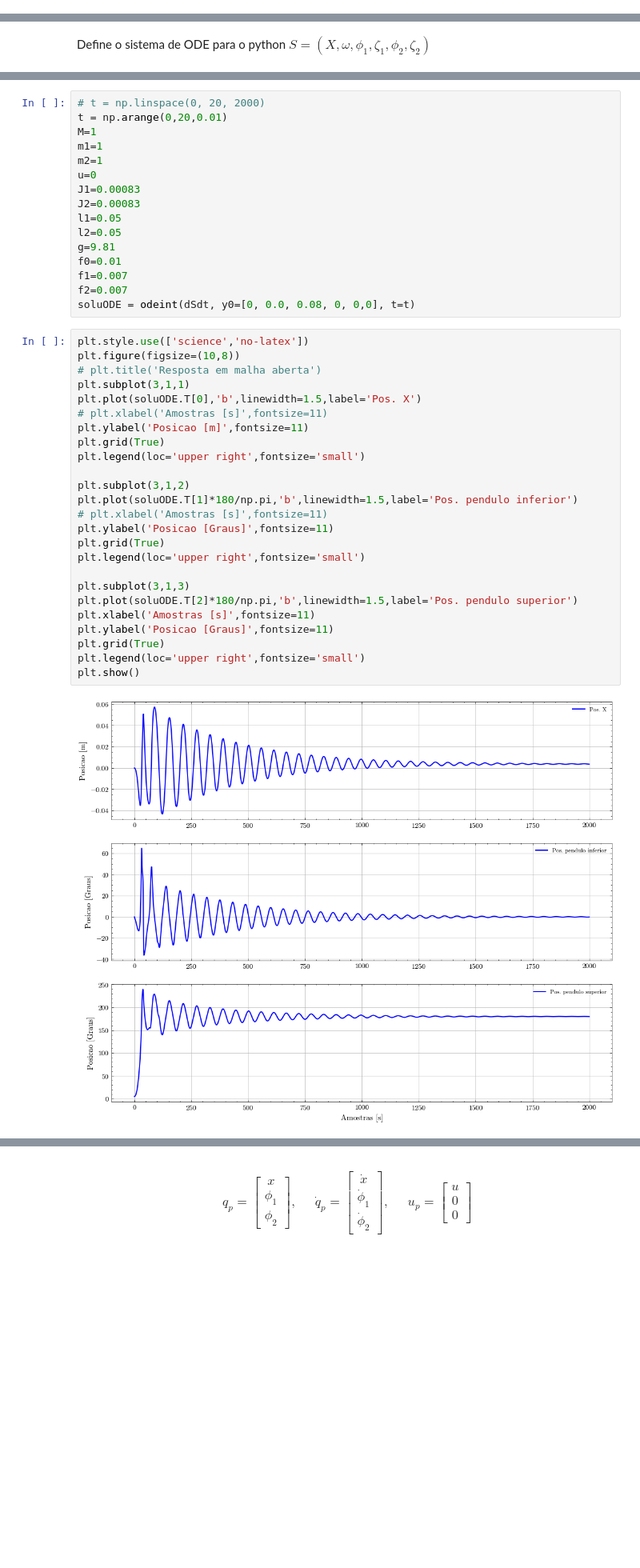
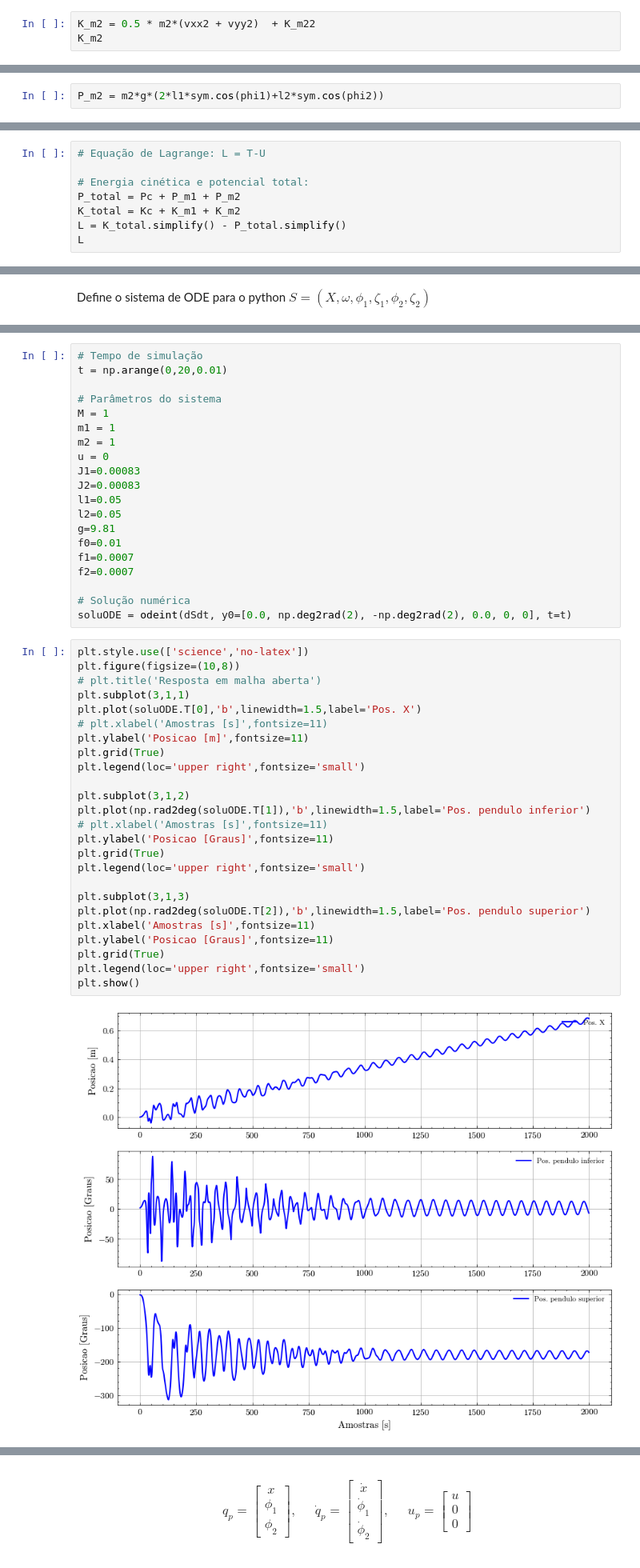
Before and after one commit to thebrendonbarbosa/Projeto_TCC_DPI_Thalyson, a Jupyter notebook: scripts/modelagem_sistema_duplo_pêndulo.ipynb, the cells around one changed output, grey strips where cells are left out. Shown at 80% size. Drawn from its saved outputs; the diff is of its cells as text; blank space fills up the shorter version.

```diff
--- a/scripts/modelagem_sistema_duplo_pêndulo.ipynb
+++ b/scripts/modelagem_sistema_duplo_pêndulo.ipynb
@@ -78,0 +131,3 @@ $\displaystyle 0.5 J_{2} \left(\frac{d}{d t} \phi_{2}{\left(t \right)}\right)^{2
+# %%
+K_m2 = 0.5 * m2*(vxx2 + vyy2)  + K_m22
+K_m2
@@ -78,0 +136,2 @@ $\displaystyle 0.5 J_{2} \left(\frac{d}{d t} \phi_{2}{\left(t \right)}\right)^{2
+# %%
+P_m2 = m2*g*(2*l1*sym.cos(phi1)+l2*sym.cos(phi2))
@@ -78,0 +145,8 @@ $\displaystyle 0.5 J_{2} \left(\frac{d}{d t} \phi_{2}{\left(t \right)}\right)^{2
+# %%
+# Equação de Lagrange: L = T-U
+
+# Energia cinética e potencial total:
+P_total = Pc + P_m1 + P_m2
+K_total = Kc + K_m1 + K_m2
+L = K_total.simplify() - P_total.simplify()
+L
@@ -150,45 +258,49 @@ def dSdt(S, t):
         dz2dt_f(t, M, m1, m2, g, J1, J2, l1, l2, f0, f1, f2, u, x, phi1, phi2, o1, z1, z2),
     ]
 # %%
-# t = np.linspace(0, 20, 2000)
+# Tempo de simulação
 t = np.arange(0,20,0.01)
-M=1
-m1=1
-m2=1
-u=0
+
+# Parâmetros do sistema
+M = 1
+m1 = 1
+m2 = 1
+u = 0
 J1=0.00083
 J2=0.00083
 l1=0.05
 l2=0.05
 g=9.81
 f0=0.01
-f1=0.007
-f2=0.007
-soluODE = odeint(dSdt, y0=[0, 0.0, 0.08, 0, 0,0], t=t)
+f1=0.0007
+f2=0.0007
+
+# Solução numérica
+soluODE = odeint(dSdt, y0=[0.0, np.deg2rad(2), -np.deg2rad(2), 0.0, 0, 0], t=t)
 # %%
 plt.style.use(['science','no-latex'])
 plt.figure(figsize=(10,8))
 # plt.title('Resposta em malha aberta')
 plt.subplot(3,1,1)
 plt.plot(soluODE.T[0],'b',linewidth=1.5,label='Pos. X')
 # plt.xlabel('Amostras [s]',fontsize=11)
 plt.ylabel('Posicao [m]',fontsize=11)
 plt.grid(True)
 plt.legend(loc='upper right',fontsize='small')
 
 plt.subplot(3,1,2)
-plt.plot(soluODE.T[1]*180/np.pi,'b',linewidth=1.5,label='Pos. pendulo inferior')
+plt.plot(np.rad2deg(soluODE.T[1]),'b',linewidth=1.5,label='Pos. pendulo inferior')
 # plt.xlabel('Amostras [s]',fontsize=11)
 plt.ylabel('Posicao [Graus]',fontsize=11)
 plt.grid(True)
 plt.legend(loc='upper right',fontsize='small')
 
 plt.subplot(3,1,3)
-plt.plot(soluODE.T[2]*180/np.pi,'b',linewidth=1.5,label='Pos. pendulo superior')
+plt.plot(np.rad2deg(soluODE.T[2]),'b',linewidth=1.5,label='Pos. pendulo superior')
 plt.xlabel('Amostras [s]',fontsize=11)
 plt.ylabel('Posicao [Graus]',fontsize=11)
 plt.grid(True)
 plt.legend(loc='upper right',fontsize='small')
 plt.show()
 # %% [output]
-[figure, old version]
+[figure, new version]
```
Also changed, not shown: parts of 50 cells of this notebook, 2 other files.
